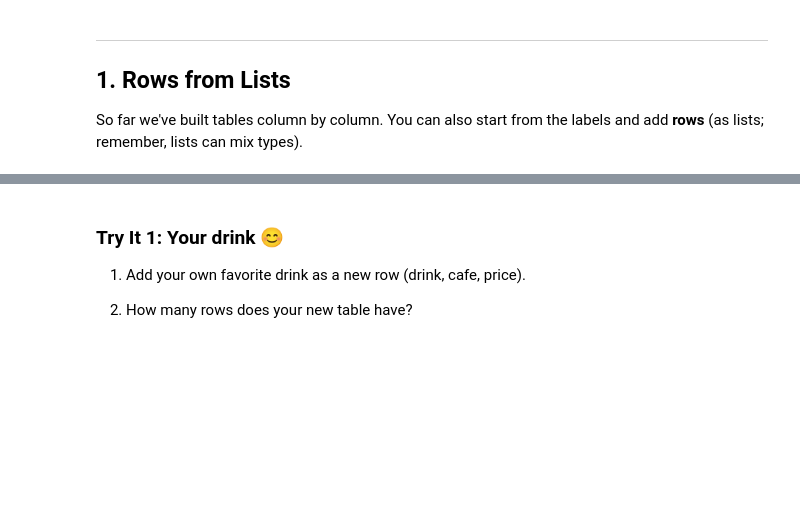
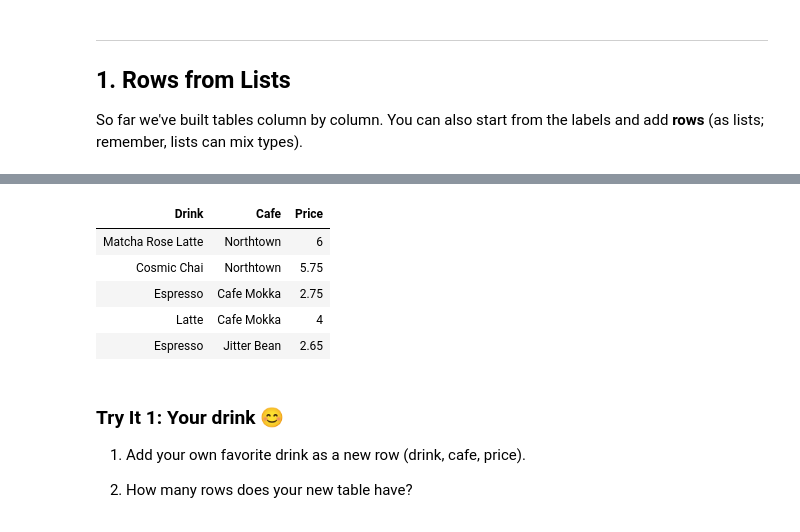
Before and after one commit to mlekimchi/data111_fall2026, a Jupyter notebook: lectures/ekc/lec11-ekc.ipynb, the cells around one changed output, grey strips where cells are left out. Drawn from its saved outputs; the diff is of its cells as text; code cells hidden in the pictures; blank space fills up the shorter version.

```diff
--- a/lectures/ekc/lec11-ekc.ipynb
+++ b/lectures/ekc/lec11-ekc.ipynb
@@ -33,11 +40,19 @@ drinks
 # %%
 drinks = drinks.with_rows([
-    ['Matcha Latte', 'Northtown', 5.5],
+    ['Matcha Rose Latte', 'Northtown', 6],
+    ['Cosmic Chai', 'Northtown', 5.75],
     ['Espresso', 'Cafe Mokka',  2.75],
-    ['Latte',    'Cafe Mokka',  5.25],
-    ['Espresso', "Jitter Bean",   2]
+    ['Latte',    'Cafe Mokka',  4],
+    ['Espresso', "Jitter Bean",   2.65]
 ])
 drinks
+# %% [output]
+| Drink | Cafe | Price |
+| Matcha Rose Latte | Northtown | 6 |
+| Cosmic Chai | Northtown | 5.75 |
+| Espresso | Cafe Mokka | 2.75 |
+| Latte | Cafe Mokka | 4 |
+| Espresso | Jitter Bean | 2.65 |
 # %% [markdown]
 ### Try It 1: Your drink 😊
 
```
Also changed, not shown: parts of 36 cells of this notebook.
